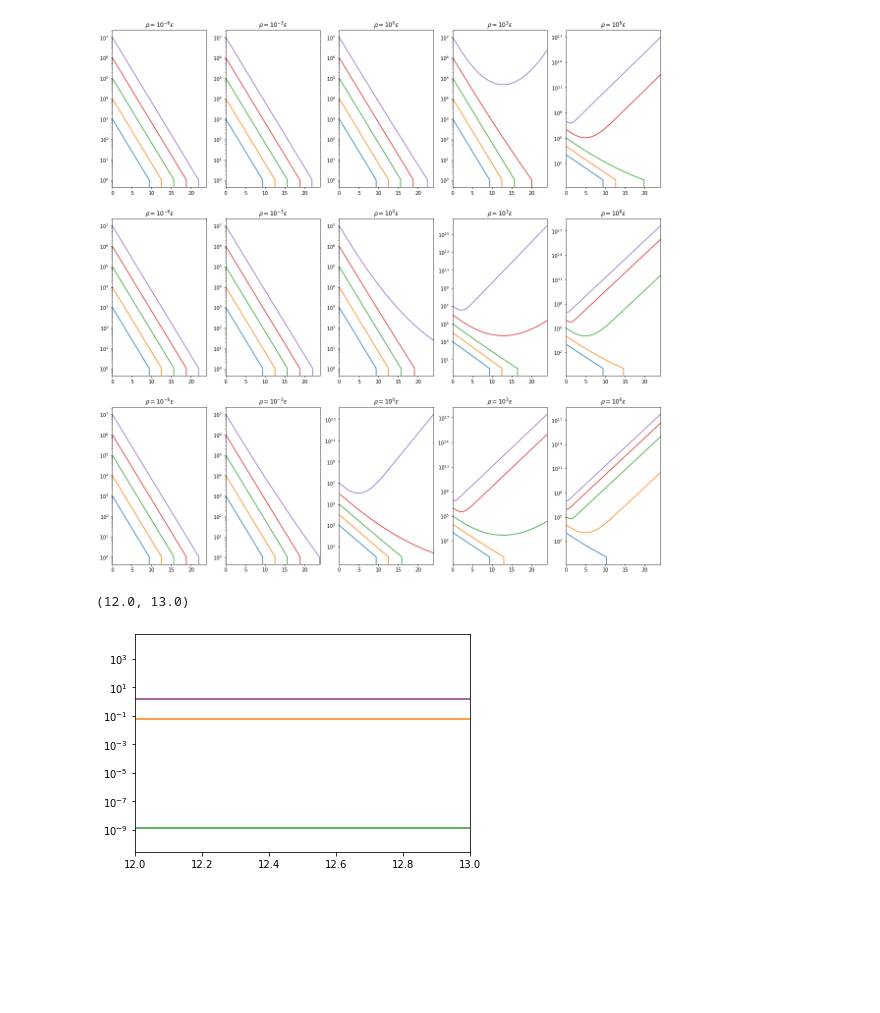
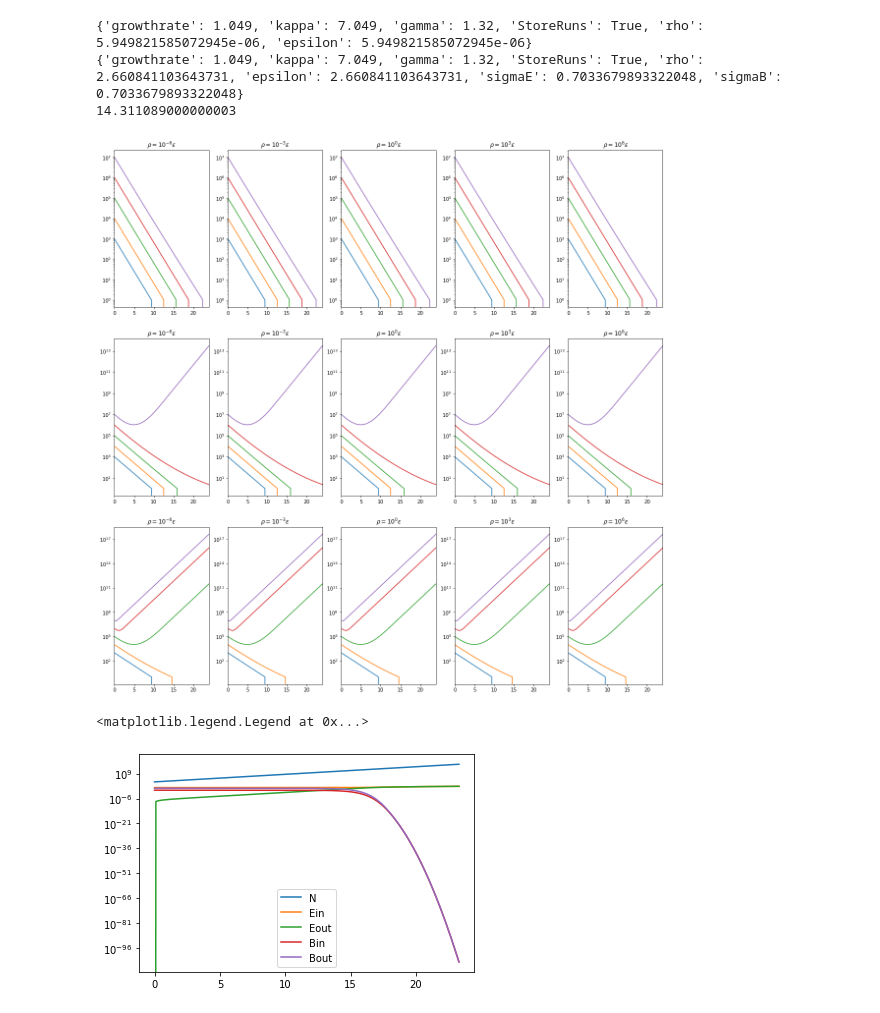
Before and after one commit to Michael000777/antibiotics, a Jupyter notebook: dynamics/Compare internal dynamics to global dynamics.ipynb, the cells around one changed output. Drawn from its saved outputs; the diff is of its cells as text; code cells hidden in the pictures; blank space fills up the shorter version.

```diff
--- a/dynamics/Compare internal dynamics to global dynamics.ipynb
+++ b/dynamics/Compare internal dynamics to global dynamics.ipynb
@@ -246,3 +211,30 @@ r,e = GetRhoEpsilon(logratio = 3)
+# %%
+params = {'growthrate': growth_alpha,
+          'kappa':      growth_kappa,
+          'gamma':      growth_gamma,
+          'StoreRuns':  True}
+
+params.update(GetRhoEpsilon(tau = 1e6, return_dict = True))
+#params.update(GetSigmaEB(phi = phi_andy, return_dict = True))
+
+params_internal = params.copy()
+params_internal['rho'],    params_internal['epsilon'] = GetRhoEpsilon(tau = 1e6, eta=eta_ecoli)
+params_internal['sigmaE'], params_internal['sigmaB']  = GetSigmaEB(phi = phi_andy, eta=eta_ecoli)
+
+
+dynSimp = EnzymePopulationDynamics(**params)
+dynInt = EnzymePopulationDynamicsInternal(**params_internal)
+
+print(params)
+print(params_internal)
+
+
+phi = params_internal['rho']*params_internal['epsilon']/(params_internal['sigmaB']*params_internal['sigmaE'])
+print(phi)
+# %% [output]
+{'growthrate': 1.049, 'kappa': 7.049, 'gamma': 1.32, 'StoreRuns': True, 'rho': 5.949821585072945e-06, 'epsilon': 5.949821585072945e-06}
+{'growthrate': 1.049, 'kappa': 7.049, 'gamma': 1.32, 'StoreRuns': True, 'rho': 2.660841103643731, 'epsilon': 2.660841103643731, 'sigmaE': 0.7033679893322048, 'sigmaB': 0.7033679893322048}
+14.311089000000003
 # %%
 fig,ax = plt.subplots(3,5,figsize = (20,20))
 
@@ -250,7 +242,7 @@ for red in range(3):
     for lr in range(5):
         r,e = GetRhoEpsilon(logratio= 3 * (lr - 2), tau = 10**(6-red))
         for nexp in np.linspace(3,7,5):
-            dynSimp.Reset(N = 10**nexp, B = 1.2, rho = r, eps = e)
+            dynSimp.Reset(N = 10**nexp, B = 1.2, rho = r, epsilon = e)
             trajSimp = dynSimp.Run()
 
             ax[red,lr].plot(trajSimp.index, trajSimp['N'])
@@ -259,16 +251,16 @@ for red in range(3):
         ax[red,lr].set_yscale('log')
         ax[red,lr].set_xlim(0,24)
 # %% [output]
-[figure, old version]
+[figure, new version]
 # %%
 dynInt.Reset()
-traj = dynInt.Run().dropna()
+traj = dynInt.Run()
 # %%
 for c in traj.columns:
-    plt.plot(traj.index, traj[c])
+    plt.plot(traj.index, traj[c], label = c)
 plt.yscale('log')
-plt.xlim([12,13])
+plt.legend()
 # %% [output]
-(12.0, 13.0)
+<matplotlib.legend.Legend at 0x...>
-[figure, old version]
+[figure, new version]
 # %%
```
Also changed, not shown: parts of 17 cells of this notebook, 2 other files.
